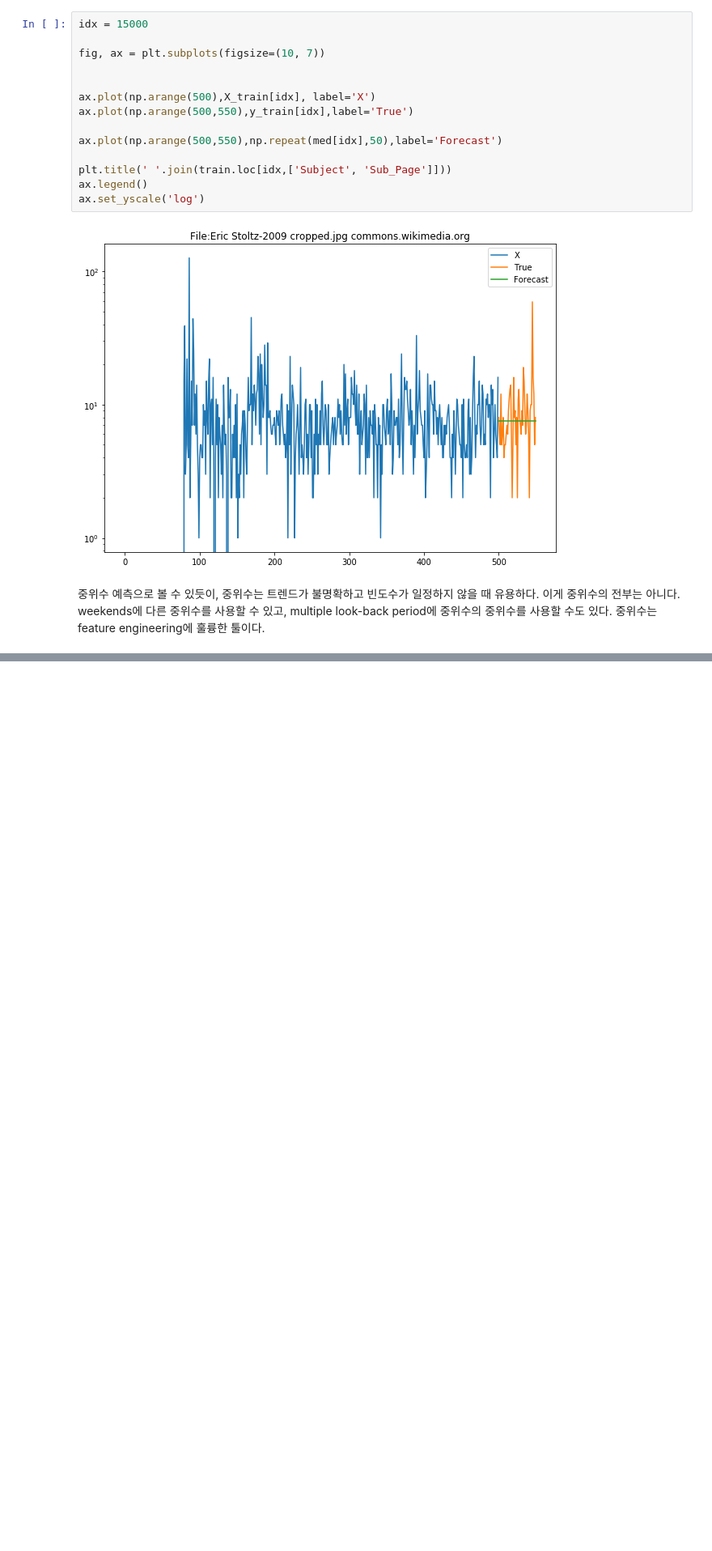
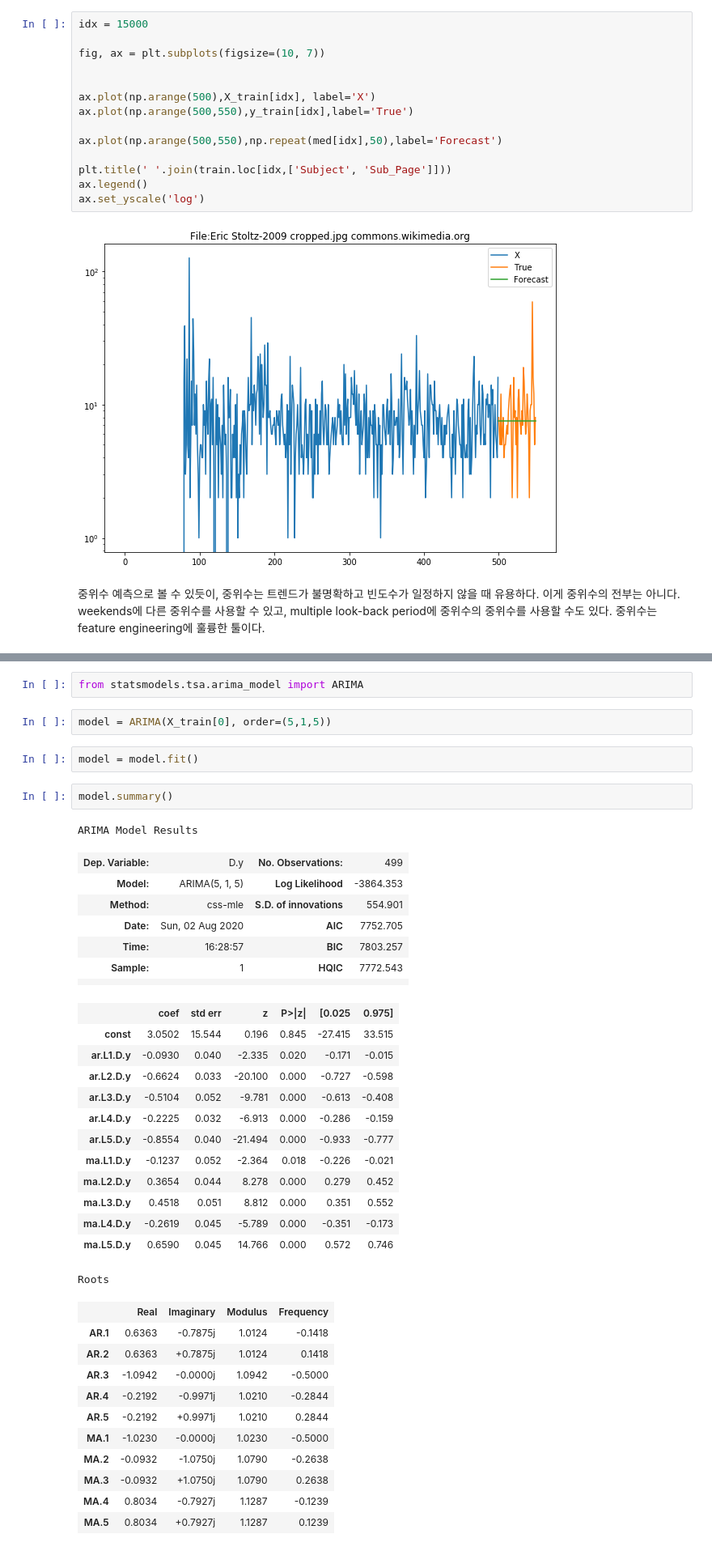
Before and after one commit to werellel/ML-for-Finance, a Jupyter notebook: understanding_time_series.ipynb, the cells around one changed output, grey strips where cells are left out. Shown at 81% size. Drawn from its saved outputs; the diff is of its cells as text; blank space fills up the shorter version.

```diff
--- a/understanding_time_series.ipynb
+++ b/understanding_time_series.ipynb
@@ -436,0 +448,41 @@ gi
+# %%
+from statsmodels.tsa.arima_model import ARIMA
+# %%
+model = ARIMA(X_train[0], order=(5,1,5))
+# %%
+model = model.fit()
+# %%
+model.summary()
+# %% [output]
+ARIMA Model Results
+| Dep. Variable: | D.y | No. Observations: | 499 |
+| Model: | ARIMA(5, 1, 5) | Log Likelihood | -3864.353 |
+| Method: | css-mle | S.D. of innovations | 554.901 |
+| Date: | Sun, 02 Aug 2020 | AIC | 7752.705 |
+| Time: | 16:28:57 | BIC | 7803.257 |
+| Sample: | 1 | HQIC | 7772.543 |
+|  |  |  |  |
+|  | coef | std err | z | P>|z| | [0.025 | 0.975] |
+| const | 3.0502 | 15.544 | 0.196 | 0.845 | -27.415 | 33.515 |
+| ar.L1.D.y | -0.0930 | 0.040 | -2.335 | 0.020 | -0.171 | -0.015 |
+| ar.L2.D.y | -0.6624 | 0.033 | -20.100 | 0.000 | -0.727 | -0.598 |
+| ar.L3.D.y | -0.5104 | 0.052 | -9.781 | 0.000 | -0.613 | -0.408 |
+| ar.L4.D.y | -0.2225 | 0.032 | -6.913 | 0.000 | -0.286 | -0.159 |
+| ar.L5.D.y | -0.8554 | 0.040 | -21.494 | 0.000 | -0.933 | -0.777 |
+| ma.L1.D.y | -0.1237 | 0.052 | -2.364 | 0.018 | -0.226 | -0.021 |
+| ma.L2.D.y | 0.3654 | 0.044 | 8.278 | 0.000 | 0.279 | 0.452 |
+| ma.L3.D.y | 0.4518 | 0.051 | 8.812 | 0.000 | 0.351 | 0.552 |
+| ma.L4.D.y | -0.2619 | 0.045 | -5.789 | 0.000 | -0.351 | -0.173 |
+| ma.L5.D.y | 0.6590 | 0.045 | 14.766 | 0.000 | 0.572 | 0.746 |
+Roots
+|  | Real | Imaginary | Modulus | Frequency |
+| AR.1 | 0.6363 | -0.7875j | 1.0124 | -0.1418 |
+| AR.2 | 0.6363 | +0.7875j | 1.0124 | 0.1418 |
+| AR.3 | -1.0942 | -0.0000j | 1.0942 | -0.5000 |
+| AR.4 | -0.2192 | -0.9971j | 1.0210 | -0.2844 |
+| AR.5 | -0.2192 | +0.9971j | 1.0210 | 0.2844 |
+| MA.1 | -1.0230 | -0.0000j | 1.0230 | -0.5000 |
+| MA.2 | -0.0932 | -1.0750j | 1.0790 | -0.2638 |
+| MA.3 | -0.0932 | +1.0750j | 1.0790 | 0.2638 |
+| MA.4 | 0.8034 | -0.7927j | 1.1287 | -0.1239 |
+| MA.5 | 0.8034 | +0.7927j | 1.1287 | 0.1239 |
```
Also changed, not shown: parts of 11 cells of this notebook.
